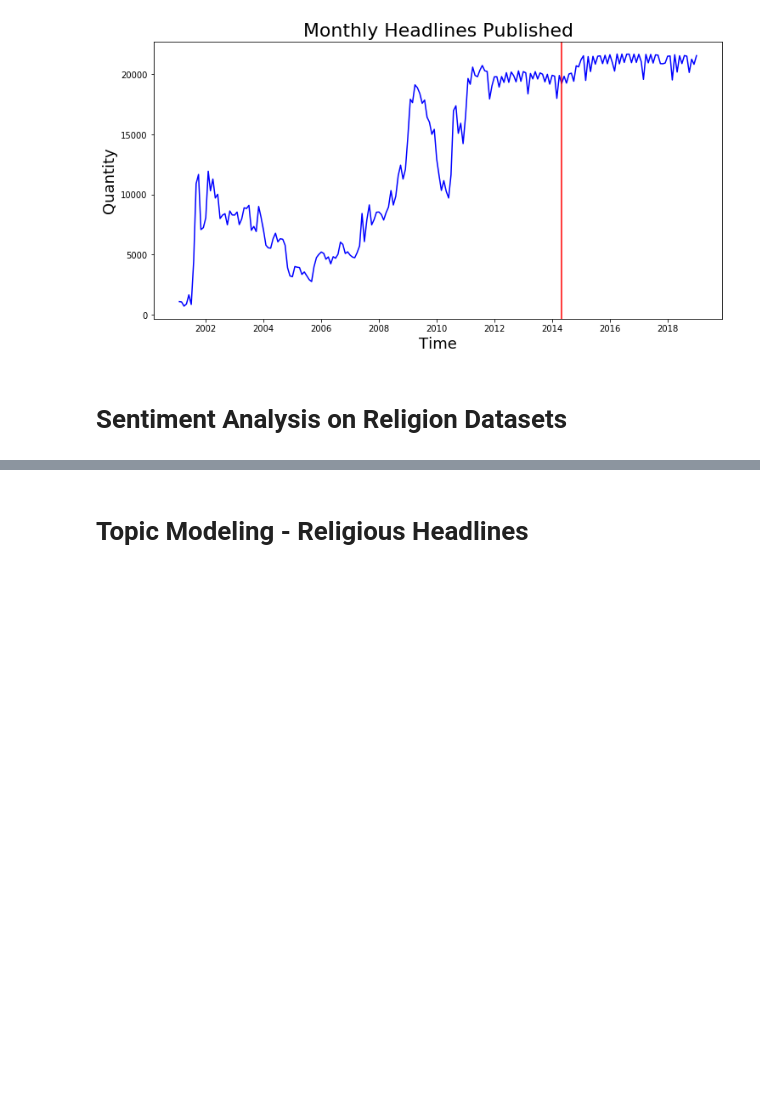
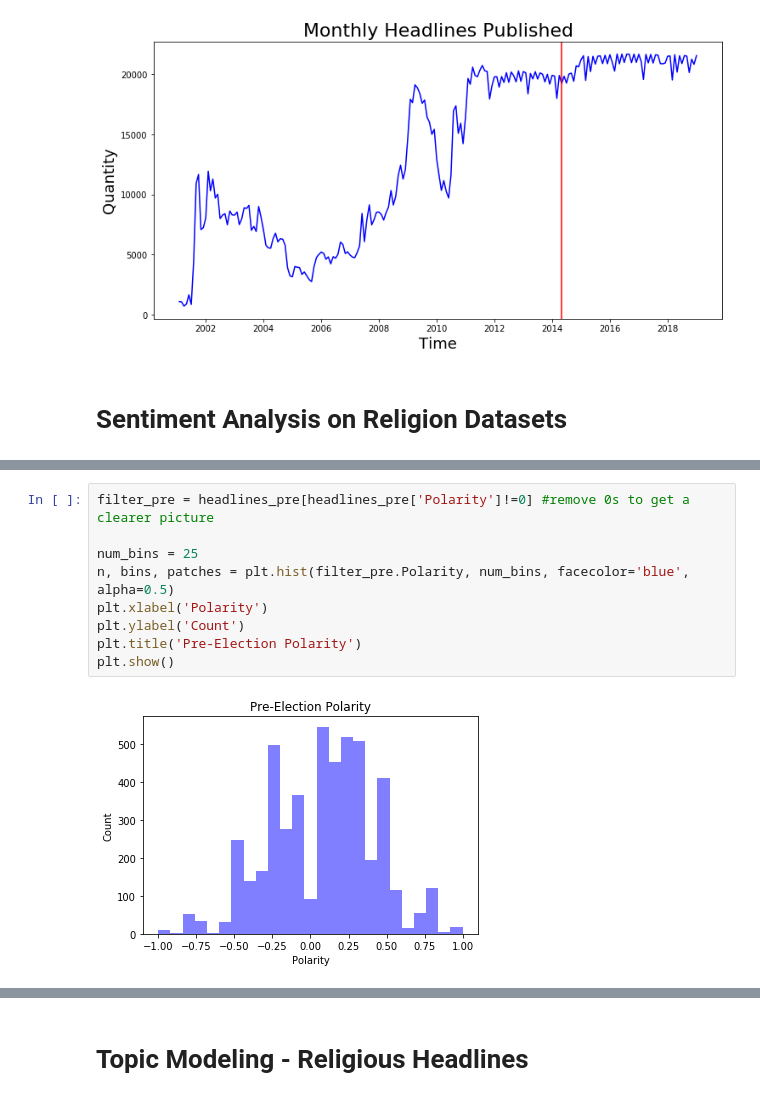
Before and after one commit to nathanderon/india_analysis_UDA, a Jupyter notebook: Final_Analysis.ipynb, the cells around one changed output, grey strips where cells are left out. Cells and saved outputs as stored; diff of their text form; blank space fills up the shorter version.

```diff
--- a/Final_Analysis.ipynb
+++ b/Final_Analysis.ipynb
@@ -252,0 +332,11 @@ Text(0, 0.5, 'Quantity')
+# %%
+filter_pre = headlines_pre[headlines_pre['Polarity']!=0] #remove 0s to get a clearer picture
+
+num_bins = 25
+n, bins, patches = plt.hist(filter_pre.Polarity, num_bins, facecolor='blue', alpha=0.5)
+plt.xlabel('Polarity')
+plt.ylabel('Count')
+plt.title('Pre-Election Polarity')
+plt.show()
+# %% [output]
+[figure, added]
```
Also changed, not shown: parts of 22 cells of this notebook.
